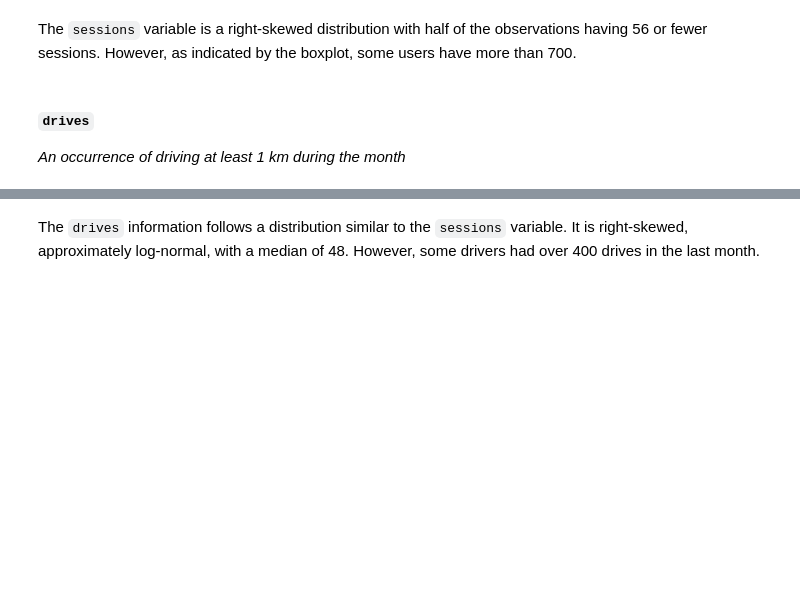
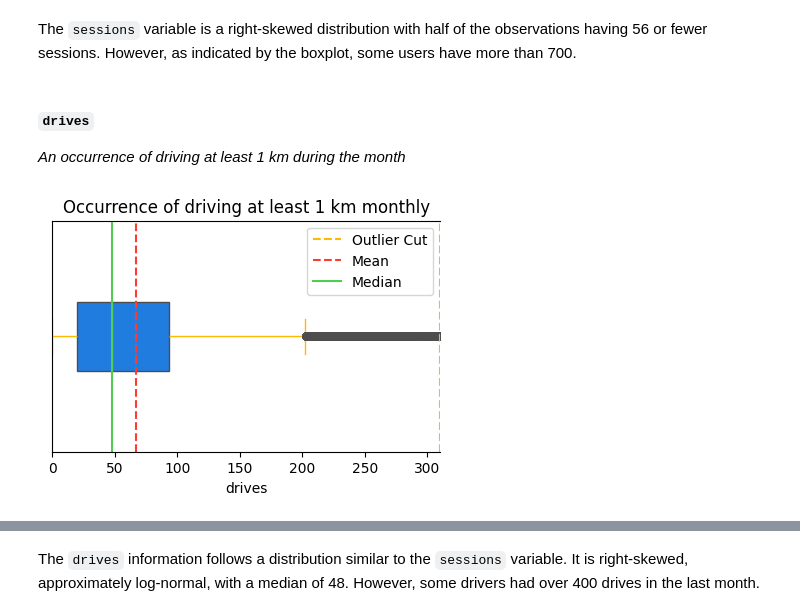
Before and after one commit to rodrigodealexandre/Coursera-Google, a Jupyter notebook: Go Beyond the Numbers Translate Data into Insights/Course 3 Waze project lab.ipynb, the cells around one changed output, grey strips where cells are left out. Drawn from its saved outputs; the diff is of its cells as text; code cells hidden in the pictures; blank space fills up the shorter version.

```diff
--- a/Go Beyond the Numbers Translate Data into Insights/Course 3 Waze project lab.ipynb
+++ b/Go Beyond the Numbers Translate Data into Insights/Course 3 Waze project lab.ipynb
@@ -177,0 +574,6 @@ _An occurrence of driving at least 1 km during the month_
+# %%
+### YOUR CODE HERE ###
+# Box plot
+waze_box_plot(df, 'drives', 'Occurrence of driving at least 1 km monthly')
+# %% [output]
+[figure, added]
```
Also changed, not shown: parts of 66 cells of this notebook.
